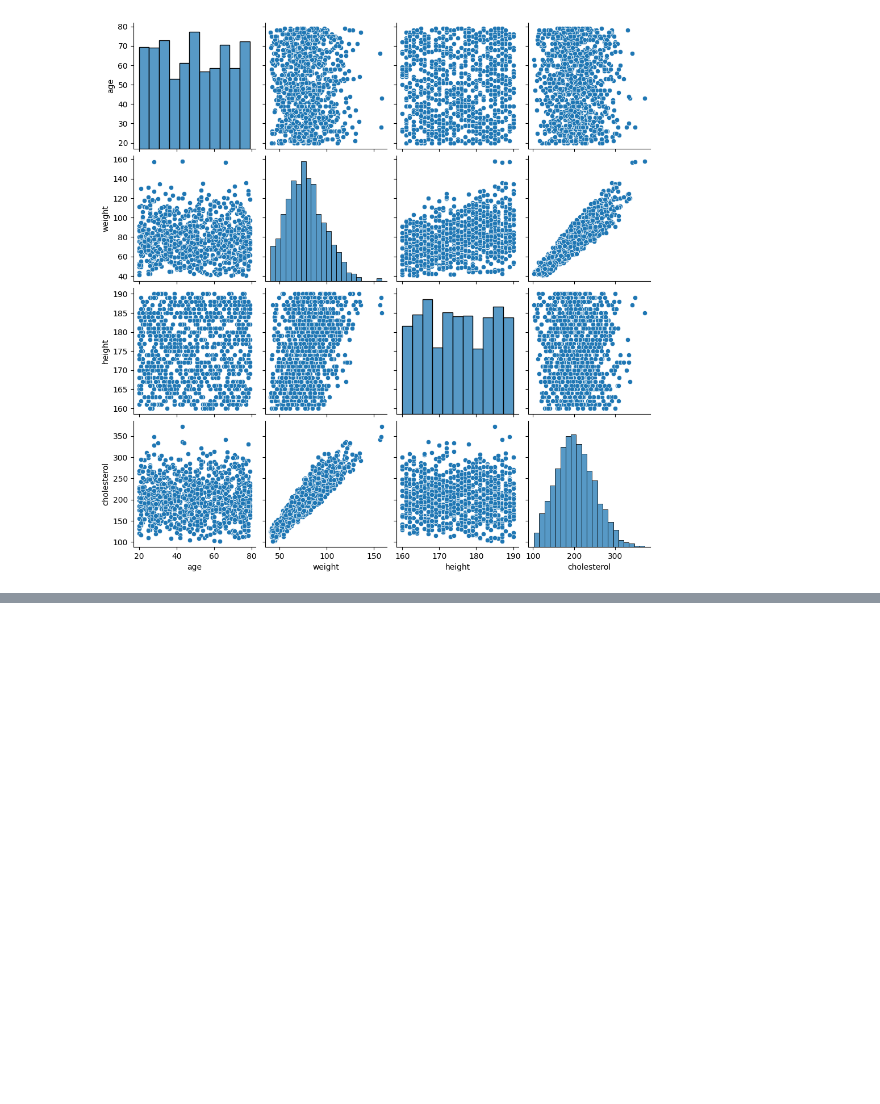
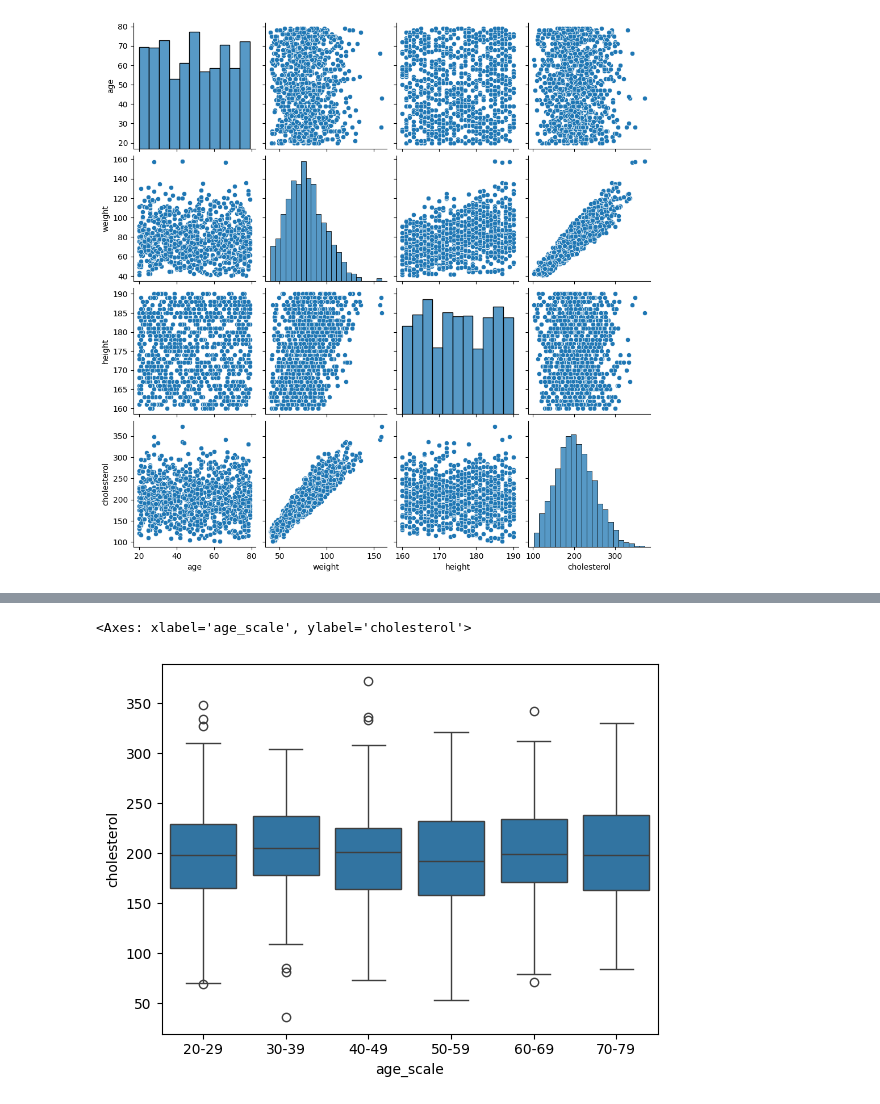
Before and after one commit to RanielliMontagna/ia-learning, a Jupyter notebook: multiple_linear_regression/cholesterol_model.ipynb, the cells around one changed output, grey strips where cells are left out. Drawn from its saved outputs; the diff is of its cells as text; code cells hidden in the pictures; blank space fills up the shorter version.

```diff
--- a/multiple_linear_regression/cholesterol_model.ipynb
+++ b/multiple_linear_regression/cholesterol_model.ipynb
@@ -230,0 +256,6 @@ sns.pairplot(data=df_cholesterol_eda)
+# %%
+# Bucketing
+# 20 - 79
+bins_age = [20, 30, 40, 50, 60, 70, 80]
+labels_age = ['20-29', '30-39', '40-49', '50-59', '60-69', '70-79']
+df_cholesterol_bucketing['age_scale'] = pd.cut(df_cholesterol_bucketing.age, bins=bins_age, labels=labels_age, include_lowest=True)
@@ -230,0 +276,5 @@ sns.pairplot(data=df_cholesterol_eda)
+# %%
+sns.boxplot(data=df_cholesterol_bucketing, x='age_scale', y='cholesterol')
+# %% [output]
+<Axes: xlabel='age_scale', ylabel='cholesterol'>
+[figure, added]
```
Also changed, not shown: parts of 9 cells of this notebook.
